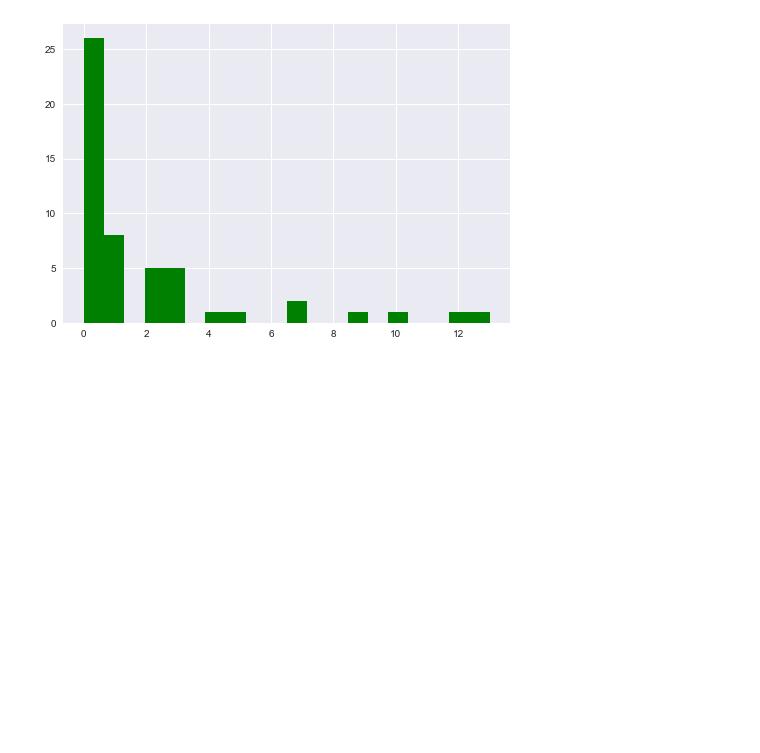
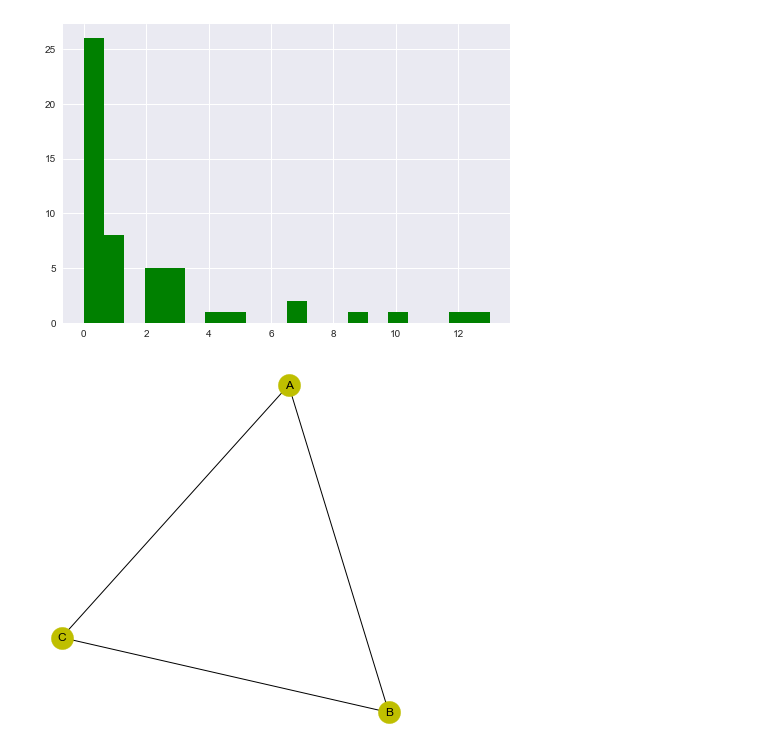
Before and after one commit to JayantGoel001/GraphsAndSocialNetworkAnalytics, a Jupyter notebook: Defining Functions.ipynb, the cells around one changed output. Cells and saved outputs as stored; diff of their text form; code cells hidden in the pictures; blank space fills up the shorter version.

```diff
--- a/Defining Functions.ipynb
+++ b/Defining Functions.ipynb
@@ -24,3 +24,15 @@ draw_barabasi_albert()
 # %% [output]
 [figure]
 [figure]
+# %%
+def simpleGraph():
+    G = nx.Graph()
+
+    G.add_edge('A','B')
+    G.add_edges_from([('B','C'),('C','A')])
+    plt.figure(figsize=(5,5))
+    nx.draw(G,with_labels=True,node_color='y',node_size=500)
+# %%
+simpleGraph()
+# %% [output]
+[figure, added]
```
